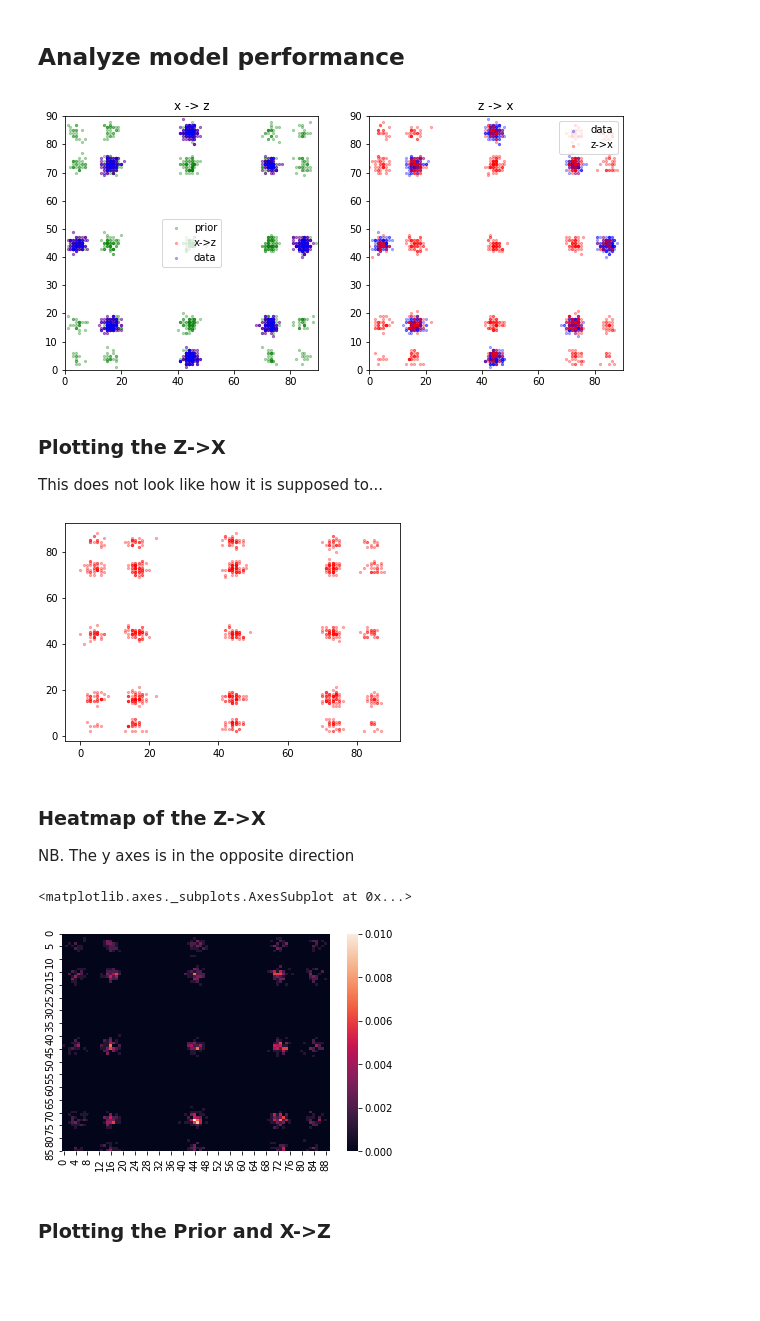
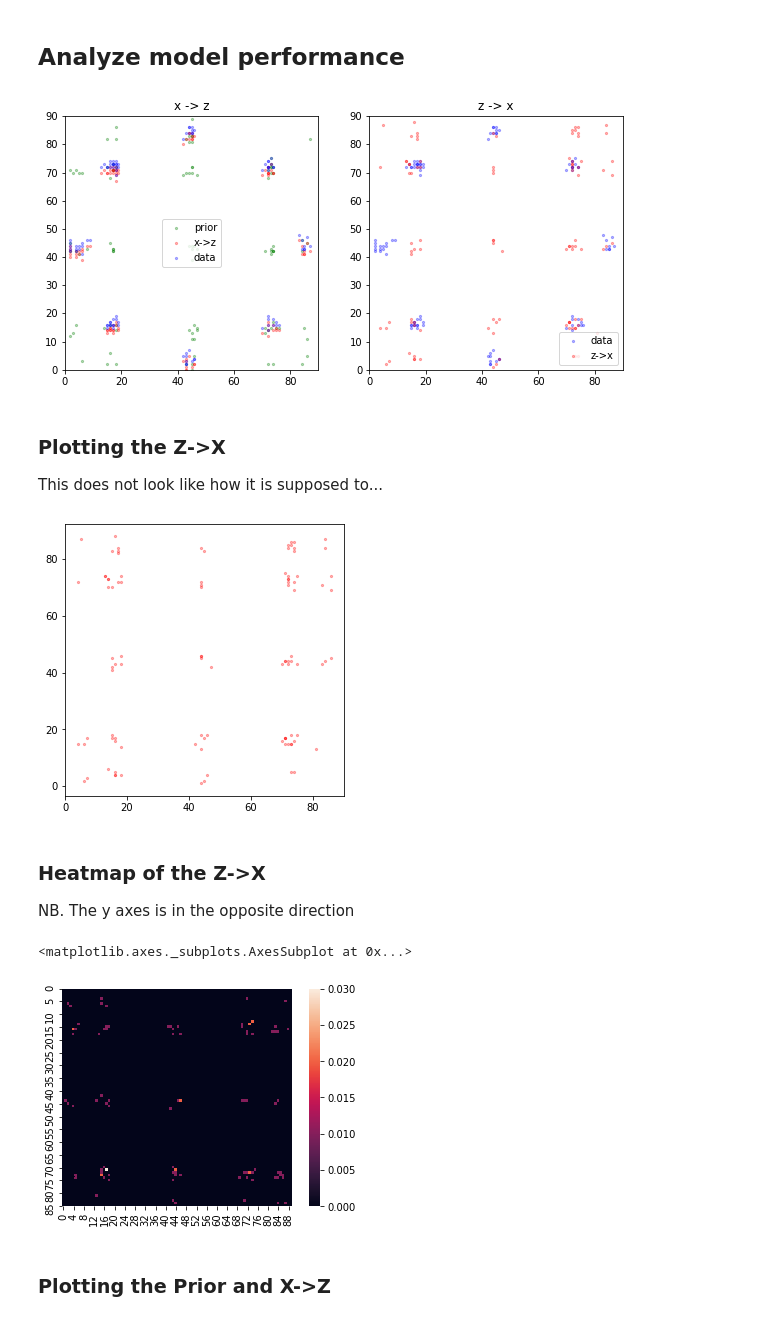
Before and after one commit to TrentBrick/PyTorchDiscreteFlows, a Jupyter notebook: Figure2Replication.ipynb, the cells around one changed output. Cells and saved outputs as stored; diff of their text form; code cells hidden in the pictures; blank space fills up the shorter version.

Commit message:
allowed the prior to be learnt

```diff
--- a/Figure2Replication.ipynb
+++ b/Figure2Replication.ipynb
@@ -155,0 +159,8 @@ plt.show()
+# %%
+# starts the base distribution with a totally random prior distribution
+base = torch.distributions.OneHotCategorical( logits = torch.randn( base_log_probs.shape) )
+base_log_probs = torch.tensor( torch.log( base.probs).detach().numpy() , requires_grad=True)
+
+samps = base.sample((10000,)).argmax(-1)
+plt.scatter(samps[:,0], samps[:,1], label = 'shifted data', alpha=0.3)
+plt.show()
@@ -156,11 +169,17 @@ plt.show()
 # %%
 epochs = 100
-learning_rate = 0.001
+learning_rate = 0.08
 print_loss_every = 20
-optimizer = torch.optim.Adam(model.parameters(), lr=learning_rate)
+
+base_log_probs = torch.tensor( base.logits.detach().numpy() , requires_grad=True)
+
 losses = []
-weights = []
-base_log_probs = torch.log(base.probs)
+optimizer = torch.optim.Adam(
+        [
+            {'params': model.parameters() , 'lr':learning_rate},
+            {'params': base_log_probs, 'lr': learning_rate }
+        ])
+
 model.train()
 for e in range(epochs):
     x = torch.tensor(oh_sample(batch_size)).float()
@@ -174,16 +193,18 @@ for e in range(epochs):
     if disc_layer_type == 'bipartite':
         zs = zs.view(batch_size, 2, -1) # flattening vector
 
-    logprob = zs*base_log_probs.float()
+    base_log_probs_sm = torch.nn.functional.log_softmax(base_log_probs, dim=-1)
+    logprob = zs*base_log_probs_sm
     loss = -torch.sum(logprob)/batch_size
 
     loss.backward()
     optimizer.step()
 
-    losses.append(loss.detach())
+    losses.append(loss.item())
 
     if e%print_loss_every==0:
         print('epoch:', e, 'loss:', loss.item())
+        #print(base_log_probs==org)
 
 plt.plot(losses)
 # %% [output]
@@ -196,0 +218,6 @@ epoch: 80 loss: 6.644041061401367
+# %%
+base = torch.distributions.OneHotCategorical( logits = base_log_probs )
+
+samps = base.sample((10000,)).argmax(-1)
+plt.scatter(samps[:,0], samps[:,1], label = 'shifted data', alpha=0.3)
+plt.show()
@@ -197,7 +226,7 @@ epoch: 80 loss: 6.644041061401367
 # %% [markdown]
 ## Analyze model performance
 # %%
-batch_size = 1000
+batch_size = 100
 model.eval()
 x = torch.tensor(oh_sample(batch_size)).float()
 if disc_layer_type == 'bipartite':
@@ -238,16 +267,17 @@ plt.xlim([0,vocab_size])
 plt.ylim([0,vocab_size])
 plt.gcf().savefig('../Fig2Reproduce.png', dpi=250)
 # %% [output]
-[figure, old version]
+[figure, new version]
 # %% [markdown]
 ### Plotting the Z->X
 This does not look like how it is supposed to...
 # %%
+plt.figure(figsize=(5,5))
 plt.scatter(z[:,0], z[:,1], c='r', s=5, alpha=0.3)
 plt.gcf().savefig('../Fig2GeneratedSamples.png', dpi=250)
 plt.show()
 # %% [output]
-[figure, old version]
+[figure, new version]
 # %% [markdown]
 ### Heatmap of the Z->X
 NB. The y axes is in the opposite direction
@@ -260,10 +290,10 @@ for ind, ex in enumerate(z):
 
 heat = heat/ batch_size
 import seaborn as sns;
-sns.heatmap(heat)
+sns.heatmap(heat, square=True)
 # %% [output]
 <matplotlib.axes._subplots.AxesSubplot at 0x...>
-[figure, old version]
+[figure, new version]
 # %% [markdown]
 ### Plotting the Prior and X->Z
 # %%
```
Also changed, not shown: parts of 14 cells of this notebook, 3 other files.
